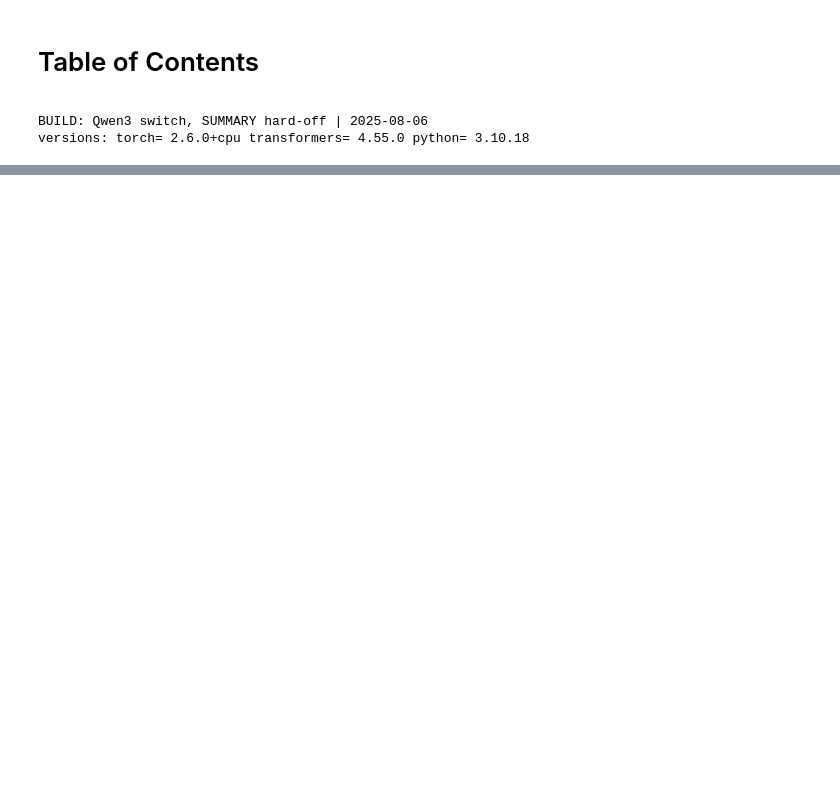
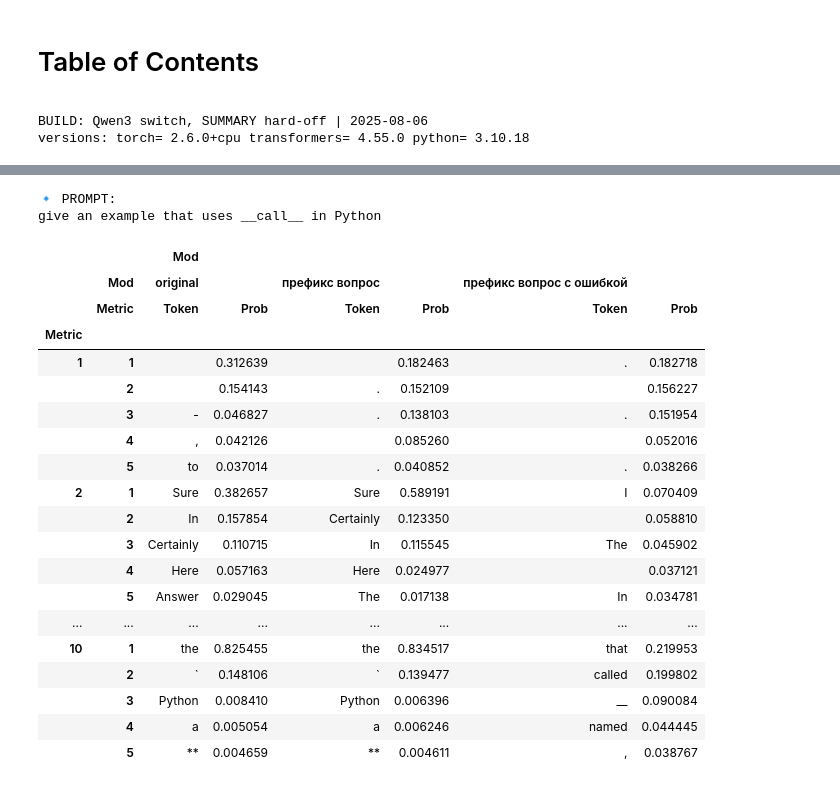
Before and after one commit to Chernobilsky/LLM_Sketches, a Jupyter notebook: analyze stability n stages Qwen 3.ipynb, the cells around one changed output, grey strips where cells are left out. Cells and saved outputs as stored; diff of their text form; code cells hidden in the pictures; blank space fills up the shorter version.

```diff
--- a/analyze stability n stages Qwen 3.ipynb
+++ b/analyze stability n stages Qwen 3.ipynb
@@ -134,4 +153,6 @@ def _multi_step(prompt: str, n: int):
 # %%
+t1_temp = tm.time()
+
 # ---------- 3. Источник промптов и модификаций ----------
 
 USE_FILE_PROMPTS = False           # или False
@@ -146,18 +167,20 @@ if USE_FILE_PROMPTS:
     PROMPTS = [path.read_text(encoding="utf-8").strip()]
 else:
     PROMPTS = [
-        "write a quicksort function in Python",
-        "The future of artificial intelligence depends on",
+        "give an example that uses __call__ in Python",
+       # "The future of artificial intelligence depends on",
     ]
 
 
 # (изменено) — строим список модификаций без summary; добавим её условно ниже
 MODS = [
     ("original", lambda p: p),
-#    ("typo first e", lambda p: p.replace("e", "3", 1)),
+
 #    ("add salutation", lambda p: "Dear user, " + p),
-    ("префикс ======", lambda p: "="*10 + p),
-#    ("префикс вопрос", lambda p: "I have a question. " + p),
+ #   ("префикс ======", lambda p: "="*10 + p),
+  #   ("fuck", lambda p: "Fuck! " + p),
+ ("префикс вопрос", lambda p: "I have a question. " + p),
+ ("префикс вопрос с ошибкой", lambda p: "I have a kvestion. " + p),
 #    ("суффикс 10 лет?", lambda p: p + " in the next decade?"),
 ]
 
@@ -165,3 +188,6 @@ if SUMMARY_ENABLED and _summarizer is not None:
     MODS.append(
         ("summary", lambda p: CUSTOM_WORDS + _summarizer(p, max_length=60, min_length=10, do_sample=False)[0]['summary_text'])
     )
+t2_temp = tm.time()
+print("при количестве шагов", STEPS ,'этот блок занял', round(t2_temp - t1_temp)//60,'минут',
+      round(t2_temp - t1_temp)%60,'секунд')
@@ -432,0 +245,12 @@ dist_df = pd.DataFrame(dist_records)
+# %%
+t1_temp = tm.time()
+# === 7.5: единый кэш распределений для (prompt, mod) ===
+dist_cache = {}  # ключ: (prompt, mod_name) -> список из STEPS тензоров Prob
+for prompt in PROMPTS:
+    for mod_name, mod_fn in MODS:
+        mod_prompt = mod_fn(prompt)
+        dist_cache[(prompt, mod_name)] = _multi_step(mod_prompt, STEPS)
+
+t2_temp = tm.time()
+print("при количестве шагов", STEPS ,'этот блок занял', round(t2_temp - t1_temp)//60,'минут',
+      round(t2_temp - t1_temp)%60,'секунд')
@@ -432,0 +536,39 @@ dist_df = pd.DataFrame(dist_records)
+# %%
+# 1) Диапазон шагов: с 10 по 25 включительно
+#styler = display_prompt_table(title, df_wide, MODS, start_step=10, end_step=25)
+#styler
+
+# 2) Голова+хвост: 5 первых и 2 последних шага
+styler = display_prompt_table(title, df_wide, MODS, head_first=5, tail_last=2)
+styler
+
+# 3) Только 8 первых шагов
+#styler = display_prompt_table(title, df_wide, MODS, head_first=8)
+#styler
+
+# 4) Только 3 последних шага
+#styler = display_prompt_table(title, df_wide, MODS, tail_last=3)
+#styler
+# %% [output]
+🔹 PROMPT:
+give an example that uses __call__ in Python
+|  |  | Mod |  |  |  |  |  |
+|  | Mod | original |  | префикс вопрос |  | префикс вопрос с ошибкой |  |
+|  | Metric | Token | Prob | Token | Prob | Token | Prob |
+| Metric |  |  |  |  |  |  |  |
+| 1 | 1 |  | 0.312639 |  | 0.182463 | . | 0.182718 |
+|  | 2 |  | 0.154143 | . | 0.152109 |  | 0.156227 |
+|  | 3 | - | 0.046827 | . | 0.138103 | . | 0.151954 |
+|  | 4 | , | 0.042126 |  | 0.085260 |  | 0.052016 |
+|  | 5 | to | 0.037014 | . | 0.040852 | . | 0.038266 |
+| 2 | 1 | Sure | 0.382657 | Sure | 0.589191 | I | 0.070409 |
+|  | 2 | In | 0.157854 | Certainly | 0.123350 |  | 0.058810 |
+|  | 3 | Certainly | 0.110715 | In | 0.115545 | The | 0.045902 |
+|  | 4 | Here | 0.057163 | Here | 0.024977 |  | 0.037121 |
+|  | 5 | Answer | 0.029045 | The | 0.017138 | In | 0.034781 |
+| ... | ... | ... | ... | ... | ... | ... | ... |
+| 10 | 1 | the | 0.825455 | the | 0.834517 | that | 0.219953 |
+|  | 2 | ` | 0.148106 | ` | 0.139477 | called | 0.199802 |
+|  | 3 | Python | 0.008410 | Python | 0.006396 | __ | 0.090084 |
+|  | 4 | a | 0.005054 | a | 0.006246 | named | 0.044445 |
+|  | 5 | ** | 0.004659 | ** | 0.004611 | , | 0.038767 |
```
Also changed, not shown: parts of 23 cells of this notebook.
